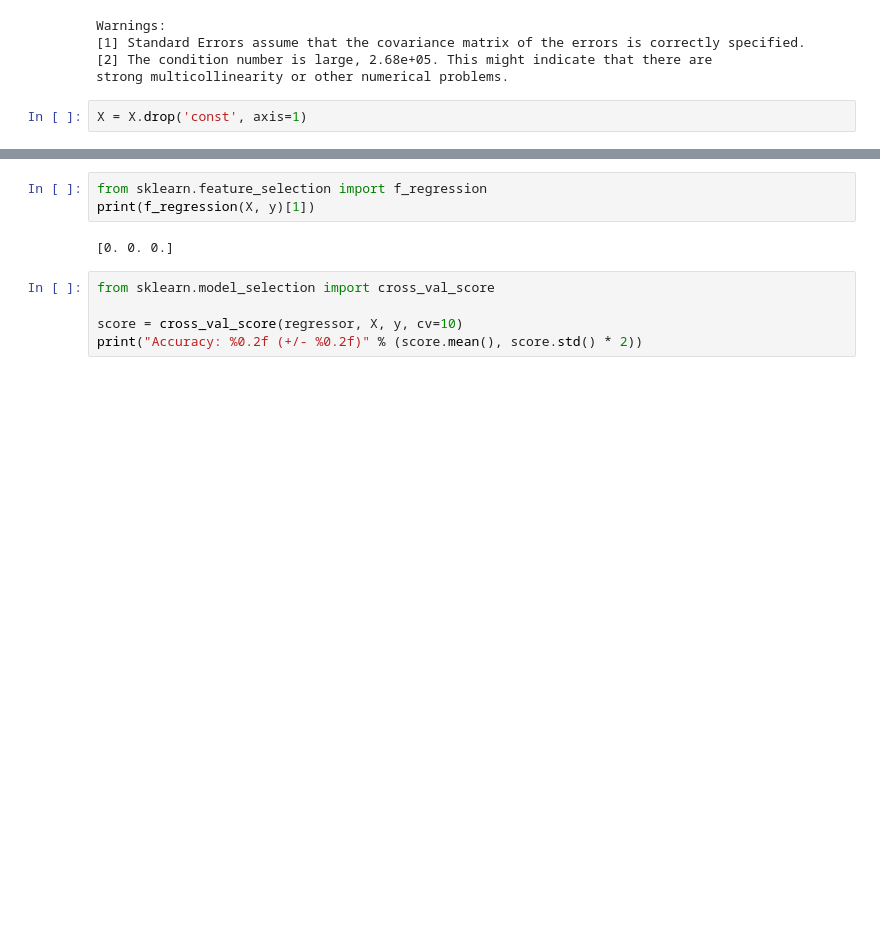
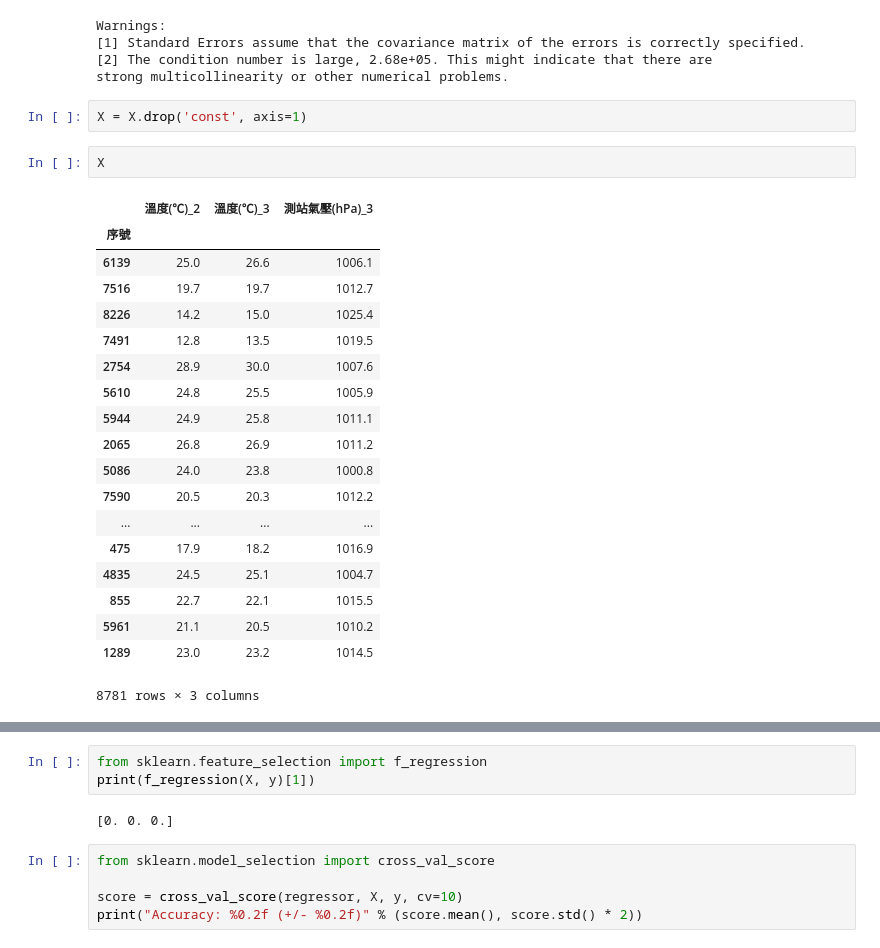
Before and after one commit to ntutdanny0414/machine-learning, a Jupyter notebook: weather project/secondpart.ipynb, the cells around one changed output, grey strips where cells are left out. Drawn from its saved outputs; the diff is of its cells as text; blank space fills up the shorter version.

```diff
--- a/weather project/secondpart.ipynb
+++ b/weather project/secondpart.ipynb
@@ -224,3 +224,25 @@ Warnings:
 strong multicollinearity or other numerical problems.
 # %%
 X = X.drop('const', axis=1)
+# %%
+X
+# %% [output]
+|  | 溫度(℃)_2 | 溫度(℃)_3 | 測站氣壓(hPa)_3 |
+| 序號 |  |  |  |
+| 6139 | 25.0 | 26.6 | 1006.1 |
+| 7516 | 19.7 | 19.7 | 1012.7 |
+| 8226 | 14.2 | 15.0 | 1025.4 |
+| 7491 | 12.8 | 13.5 | 1019.5 |
+| 2754 | 28.9 | 30.0 | 1007.6 |
+| 5610 | 24.8 | 25.5 | 1005.9 |
+| 5944 | 24.9 | 25.8 | 1011.1 |
+| 2065 | 26.8 | 26.9 | 1011.2 |
+| 5086 | 24.0 | 23.8 | 1000.8 |
+| 7590 | 20.5 | 20.3 | 1012.2 |
+| ... | ... | ... | ... |
+| 475 | 17.9 | 18.2 | 1016.9 |
+| 4835 | 24.5 | 25.1 | 1004.7 |
+| 855 | 22.7 | 22.1 | 1015.5 |
+| 5961 | 21.1 | 20.5 | 1010.2 |
+| 1289 | 23.0 | 23.2 | 1014.5 |
+8781 rows × 3 columns
```
Also changed, not shown: parts of 11 cells of this notebook, 1 other file.
